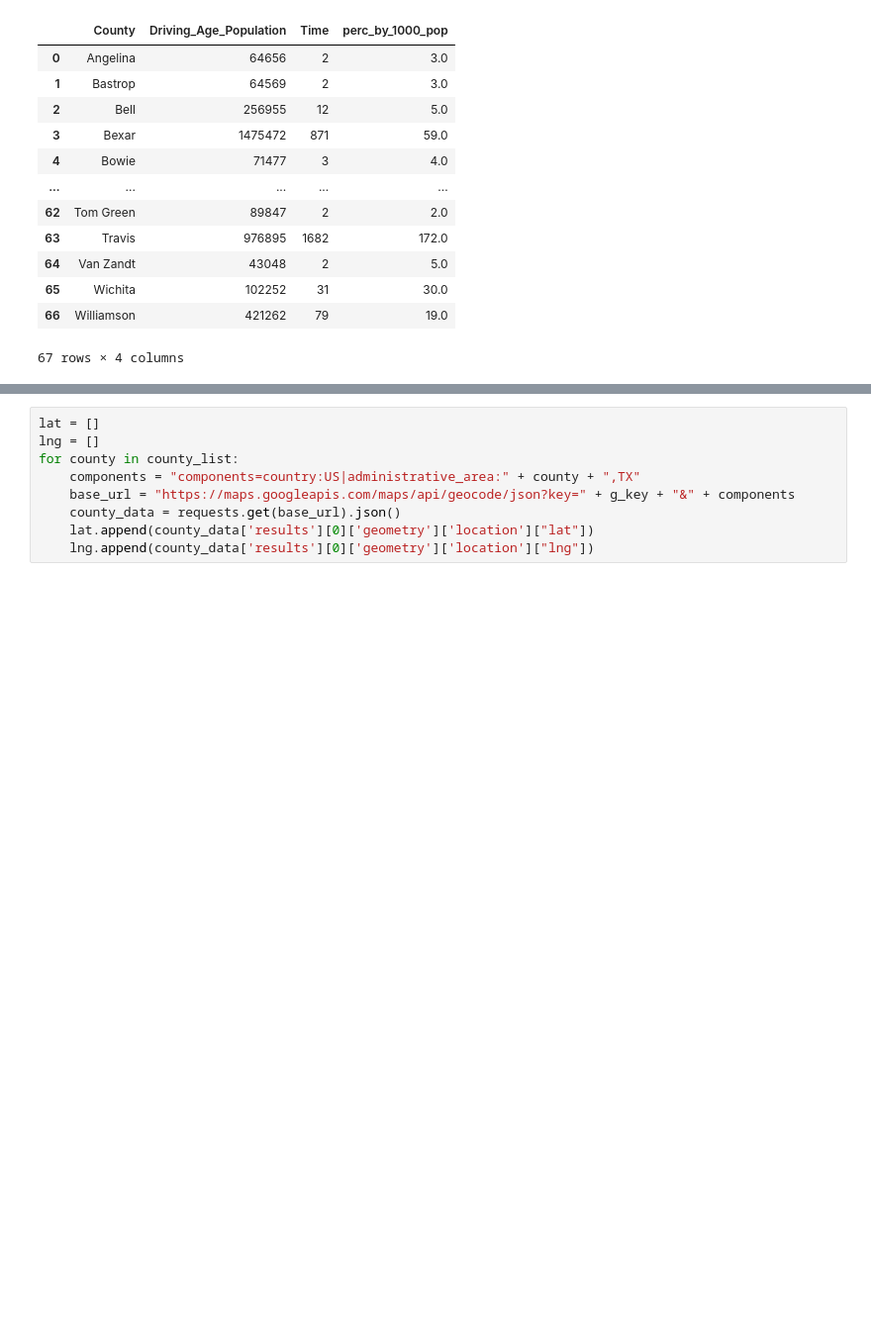
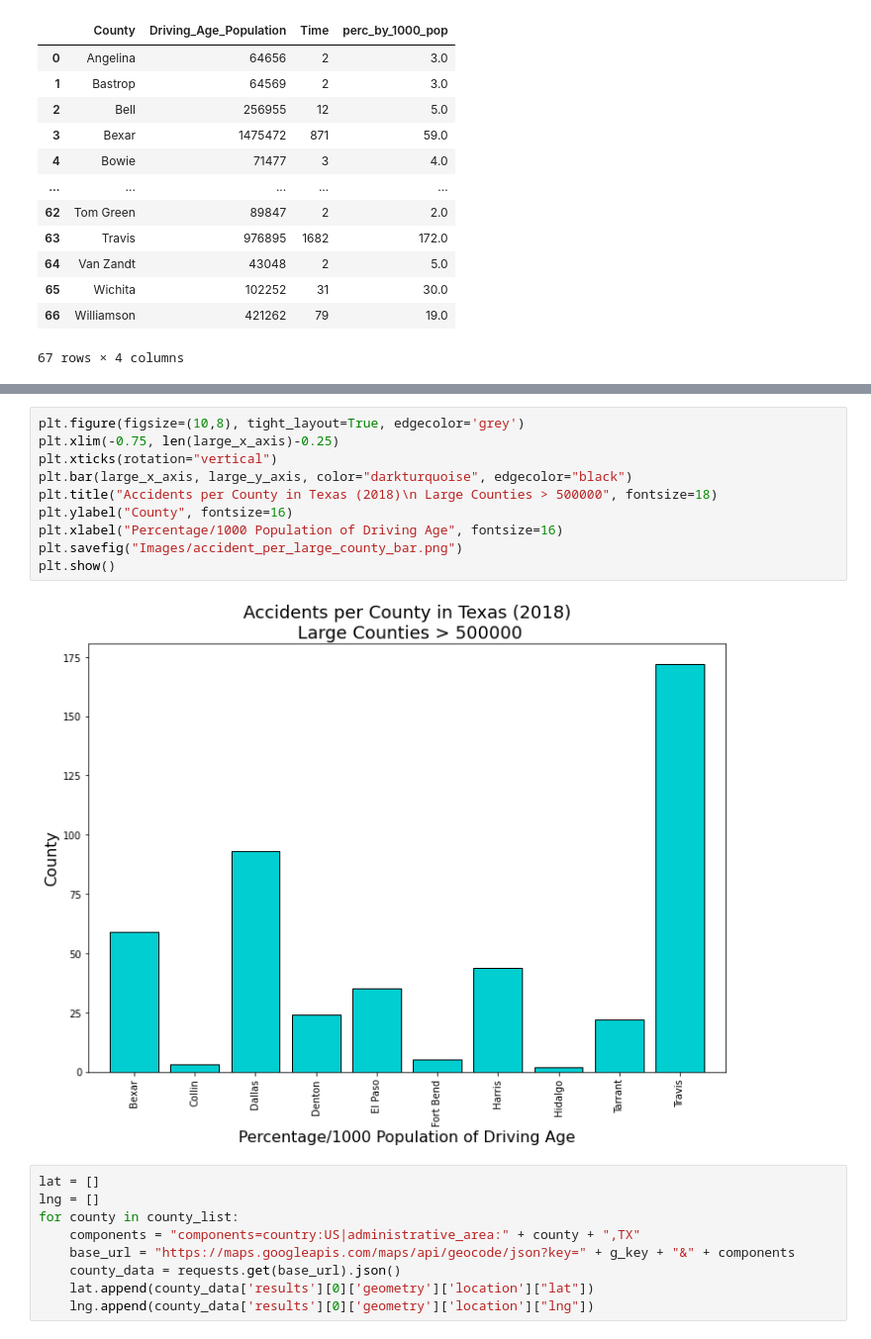
Before and after one commit to Corters22/Traffic_Data_in_San_Antonio, a Jupyter notebook: Question_1/Traffic_in_Texas_cities.ipynb, the cells around one changed output, grey strips where cells are left out. Shown at 99% size. Cells and saved outputs as stored; diff of their text form; blank space fills up the shorter version.

```diff
--- a/Question_1/Traffic_in_Texas_cities.ipynb
+++ b/Question_1/Traffic_in_Texas_cities.ipynb
@@ -126,3 +188,15 @@ ValueError: too many values to unpack (expected 2)
+# %%
+plt.figure(figsize=(10,8), tight_layout=True, edgecolor='grey')
+plt.xlim(-0.75, len(large_x_axis)-0.25)
+plt.xticks(rotation="vertical")
+plt.bar(large_x_axis, large_y_axis, color="darkturquoise", edgecolor="black")
+plt.title("Accidents per County in Texas (2018)\n Large Counties > 500000", fontsize=18)
+plt.ylabel("County", fontsize=16)
+plt.xlabel("Percentage/1000 Population of Driving Age", fontsize=16)
+plt.savefig("Images/accident_per_large_county_bar.png")
+plt.show()
+# %% [output]
+[figure, added]
 # %%
 lat = []
 lng = []
```
Also changed, not shown: parts of 9 cells of this notebook, 4 other files.
